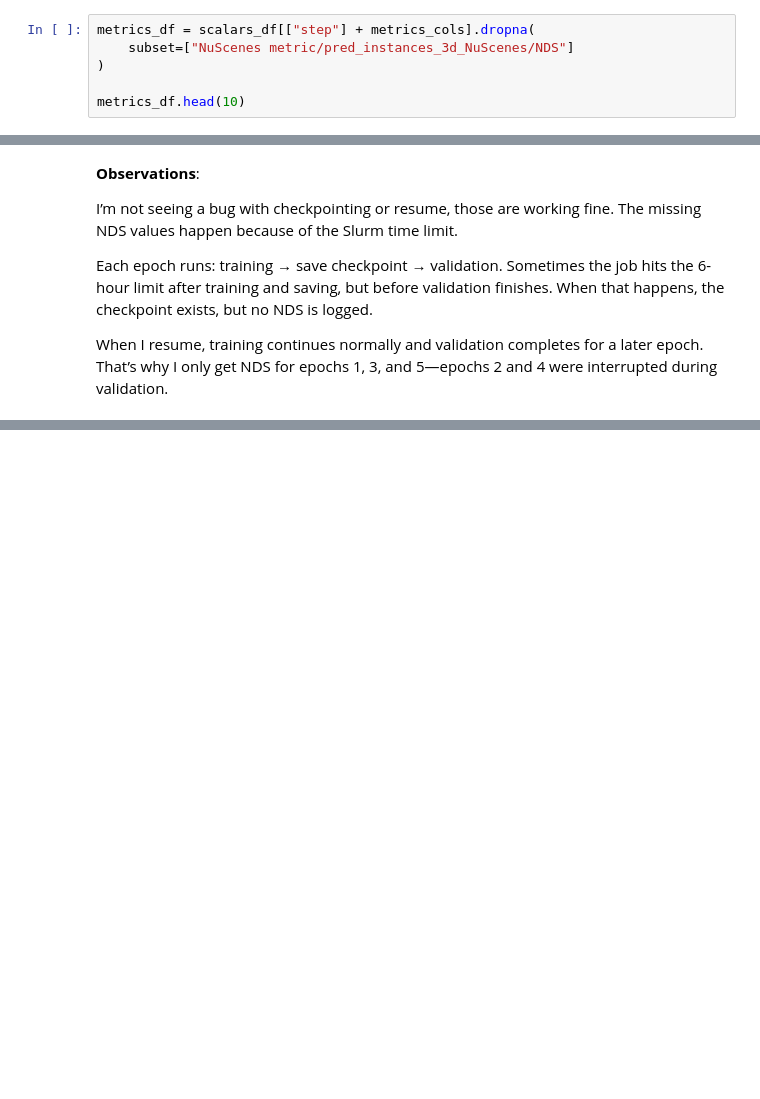
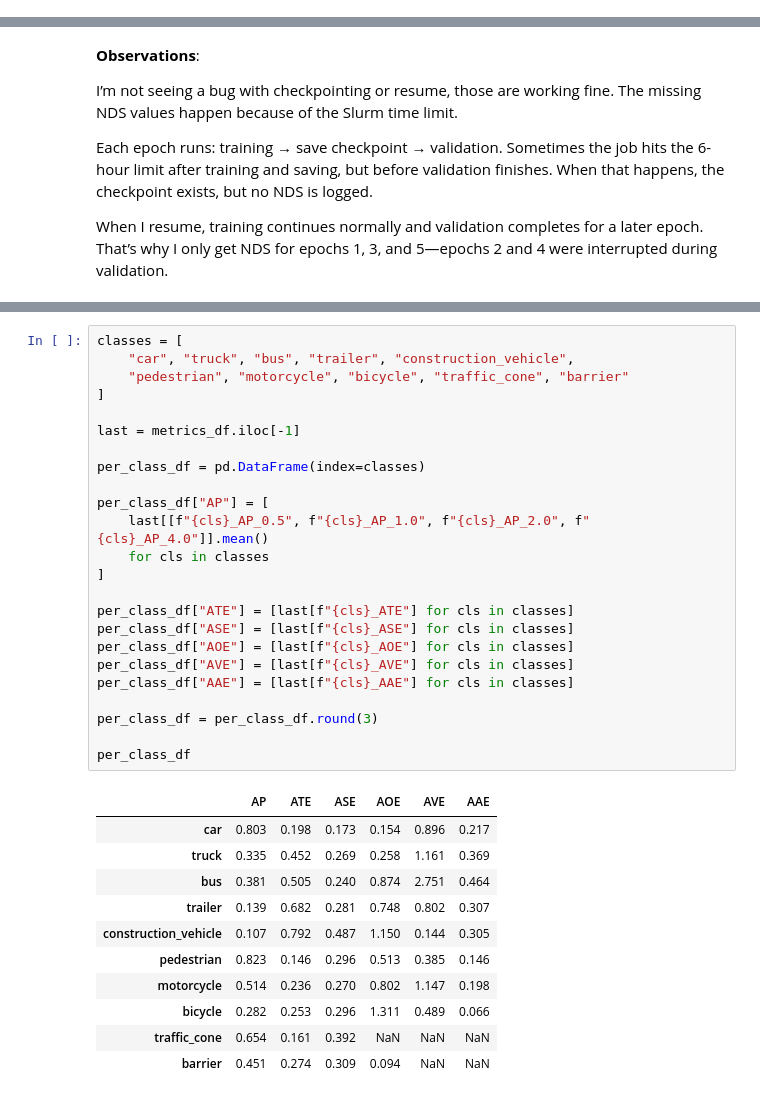
Before and after one commit to darkcyan-ugli-fruit/nuscenes-multimodal-learning, a Jupyter notebook: notebooks/03_camera_lidar_fusion_model.ipynb, the cells around one changed output, grey strips where cells are left out. Drawn from its saved outputs; the diff is of its cells as text; blank space fills up the shorter version.

Commit message:
nb 03: updated the metrics analysis section

```diff
--- a/notebooks/03_camera_lidar_fusion_model.ipynb
+++ b/notebooks/03_camera_lidar_fusion_model.ipynb
@@ -1104,9 +1084,3 @@ metrics_cols = [
     "NuScenes metric/pred_instances_3d_NuScenes/NDS",
     "NuScenes metric/pred_instances_3d_NuScenes/mAP",
 ]
-# %%
-metrics_df = scalars_df[["step"] + metrics_cols].dropna(
-    subset=["NuScenes metric/pred_instances_3d_NuScenes/NDS"]
-)
-
-metrics_df.head(10)
@@ -1167,0 +1225,36 @@ plt.show()
+# %%
+classes = [
+    "car", "truck", "bus", "trailer", "construction_vehicle",
+    "pedestrian", "motorcycle", "bicycle", "traffic_cone", "barrier"
+]
+
+last = metrics_df.iloc[-1]
+
+per_class_df = pd.DataFrame(index=classes)
+
+per_class_df["AP"] = [
+    last[[f"{cls}_AP_0.5", f"{cls}_AP_1.0", f"{cls}_AP_2.0", f"{cls}_AP_4.0"]].mean()
+    for cls in classes
+]
+
+per_class_df["ATE"] = [last[f"{cls}_ATE"] for cls in classes]
+per_class_df["ASE"] = [last[f"{cls}_ASE"] for cls in classes]
+per_class_df["AOE"] = [last[f"{cls}_AOE"] for cls in classes]
+per_class_df["AVE"] = [last[f"{cls}_AVE"] for cls in classes]
+per_class_df["AAE"] = [last[f"{cls}_AAE"] for cls in classes]
+
+per_class_df = per_class_df.round(3)
+
+per_class_df
+# %% [output]
+|  | AP | ATE | ASE | AOE | AVE | AAE |
+| car | 0.803 | 0.198 | 0.173 | 0.154 | 0.896 | 0.217 |
+| truck | 0.335 | 0.452 | 0.269 | 0.258 | 1.161 | 0.369 |
+| bus | 0.381 | 0.505 | 0.240 | 0.874 | 2.751 | 0.464 |
+| trailer | 0.139 | 0.682 | 0.281 | 0.748 | 0.802 | 0.307 |
+| construction_vehicle | 0.107 | 0.792 | 0.487 | 1.150 | 0.144 | 0.305 |
+| pedestrian | 0.823 | 0.146 | 0.296 | 0.513 | 0.385 | 0.146 |
+| motorcycle | 0.514 | 0.236 | 0.270 | 0.802 | 1.147 | 0.198 |
+| bicycle | 0.282 | 0.253 | 0.296 | 1.311 | 0.489 | 0.066 |
+| traffic_cone | 0.654 | 0.161 | 0.392 | NaN | NaN | NaN |
+| barrier | 0.451 | 0.274 | 0.309 | 0.094 | NaN | NaN |
```
Also changed, not shown: parts of 15 cells of this notebook.
